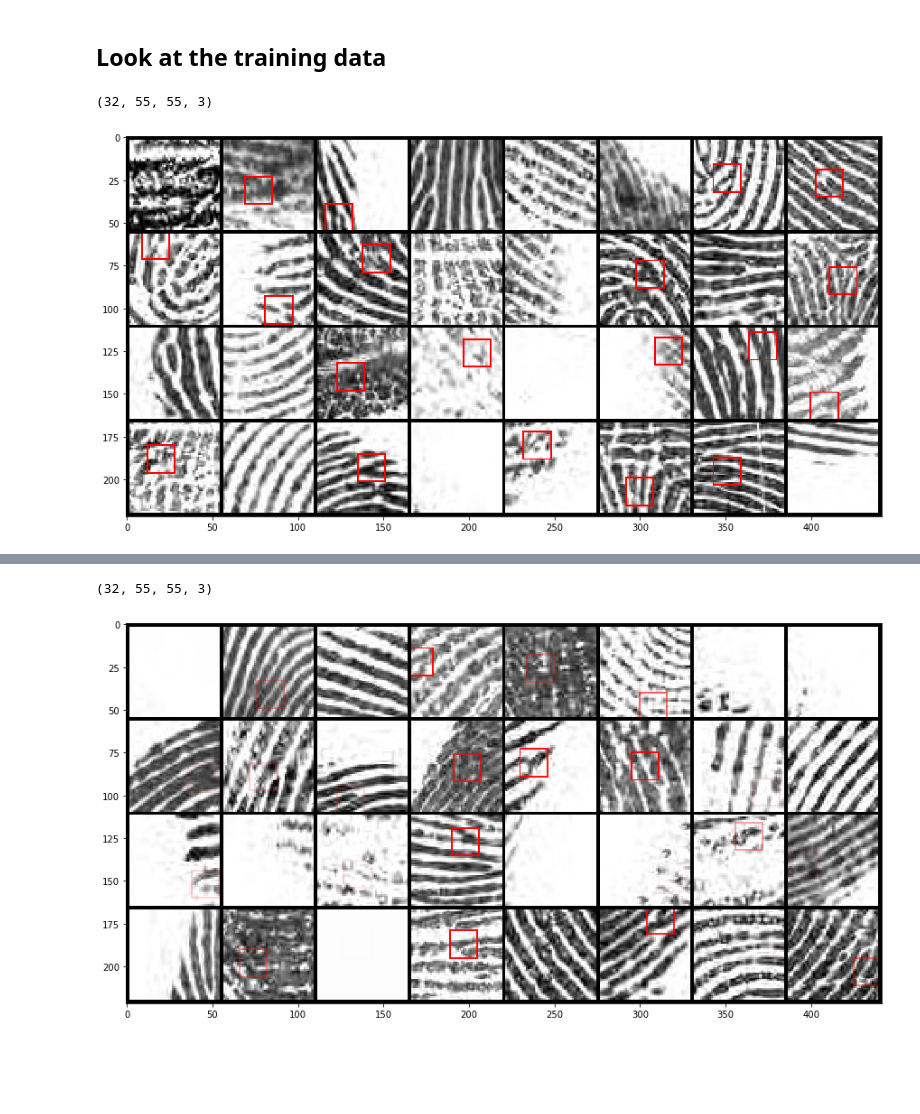
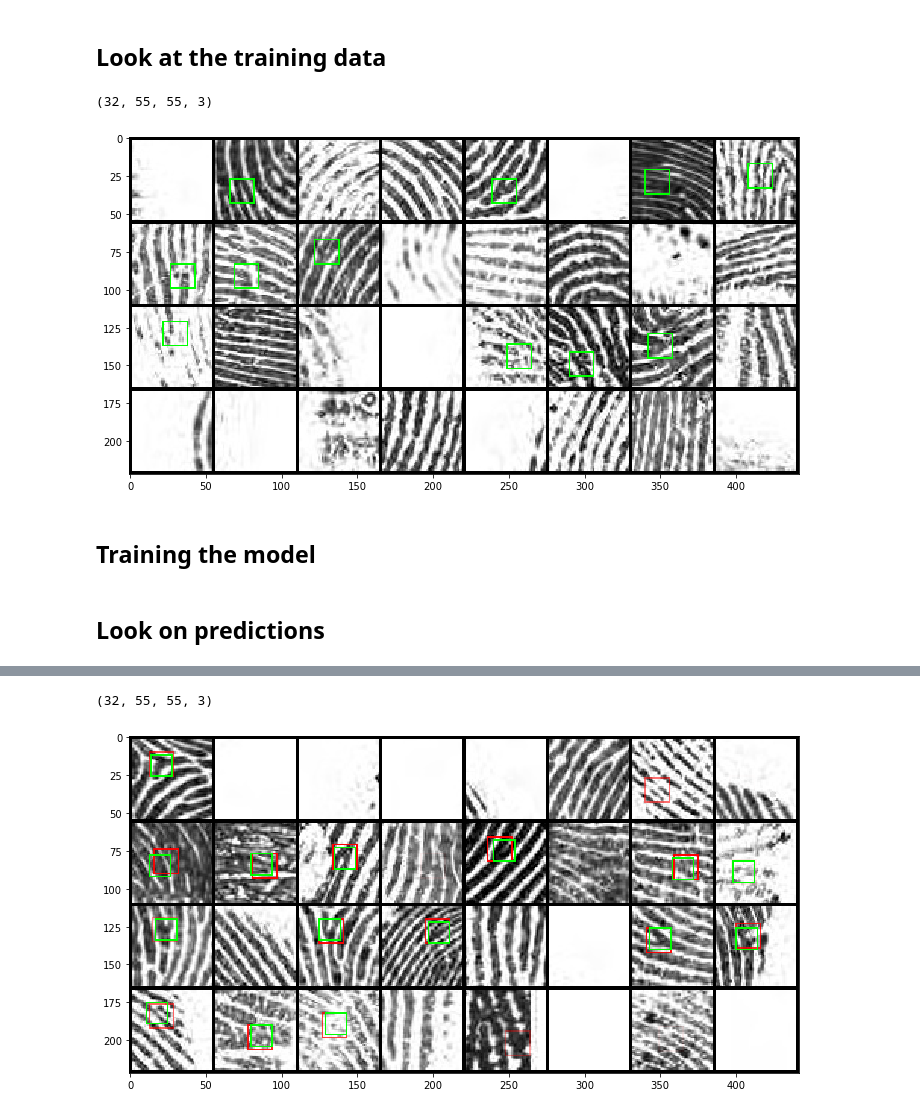
Before and after one commit to simplerick/MinutiaeDetector, a Jupyter notebook: MinutiaeDetection.ipynb, the cells around one changed output, grey strips where cells are left out. Drawn from its saved outputs; the diff is of its cells as text; code cells hidden in the pictures; blank space fills up the shorter version.

```diff
--- a/MinutiaeDetection.ipynb
+++ b/MinutiaeDetection.ipynb
@@ -79,11 +87,13 @@ sh = patches.shape
 patches = patches.expand(sh[0],sh[1],sh[2],3).clone().cpu().numpy()
 for i in range(patches.shape[0]):
     if batch_y[i,0] == 1:
-        patches[i] = add_points(patches[i],[points[i]])
+        patches[i] = add_points(patches[i],[points[i]], rgb_color=(0,1,0))
 
 plt.imshow(grid(patches))
 plt.show()
 # %% [output]
 (32, 55, 55, 3)
-[figure, old version]
+[figure, new version]
+# %% [markdown]
+## Training the model
 # %%
@@ -93,10 +103,10 @@ Model = YOLO(size=SIZE, inter_dist=INTER_DIST)
 # %%
 device = torch.device('cuda')
-model = Model.to(device=device)
+model = model.to(device=device)
 opt = torch.optim.Adam(params=model.parameters(), lr = 0.0008)
 writer = SummaryWriter("logs")
 # %%
-def measure(logits, y_target, tol=0.0015):
+def metric(logits, y_target, tol=0.01):
     logits = logits.squeeze()
     pred = (logits[:,0] > 0) == y_target[:,0].to(torch.uint8)
     err = ((logits[:,1:]-y_target[:,1:])**2).sum(1) < tol
@@ -137,3 +148,3 @@ def measure(logits, y_target, tol=0.0015):
 # %%
-# train(model, 80000, train_loader, finger_ds, opt, loss, None, device, writer)
+train(model, 150000, train_loader, finger_ds, val_loader, val_ds,  opt, loss, metric, device, writer)
 # %%
@@ -141,5 +152,7 @@ def measure(logits, y_target, tol=0.0015):
+# %% [markdown]
+## Look on predictions
 # %%
-model.net.load_state_dict(torch.load('150000.state_dict')())
+model.load_state_dict(torch.load('150000_dist_11.state_dict')())
 model.eval()
 # %% [output]
 YOLO(
@@ -164,15 +177,18 @@ batch_x, batch_y  = test_iter.next()
 out = model(batch_x.cuda()).detach().squeeze()
 # %%
 prob = torch.sigmoid(out[:,0])
-points = get_coord(out[:32,1:].cpu().numpy(), SIZE, INTER_DIST).round().astype('int')
+pred_points = get_coord(out[:32,1:].cpu().numpy(), SIZE, INTER_DIST).round().astype('int')
+true_points = get_coord(batch_y[:32,1:].cpu().numpy(), SIZE, INTER_DIST).round().astype('int')
 patches = batch_x[:32].permute(0,2,3,1)
 sh = patches.shape
 patches = patches.expand(sh[0],sh[1],sh[2],3).clone().cpu().numpy()
 for i in range(patches.shape[0]):
-    patches[i] = add_points(patches[i],[points[i]], p=float(prob[i]))
+    patches[i] = add_points(patches[i],[pred_points[i]], rgb_color=(1,0,0), p=float(prob[i]), d=8)
+    if batch_y[i,0] == 1:
+        patches[i] = add_points(patches[i],[true_points[i]], rgb_color=(0,1,0), d=7)
 
 plt.imshow(grid(patches))
 plt.show()
 # %% [output]
 (32, 55, 55, 3)
-[figure, old version]
+[figure, new version]
```
Also changed, not shown: parts of 29 cells of this notebook.
